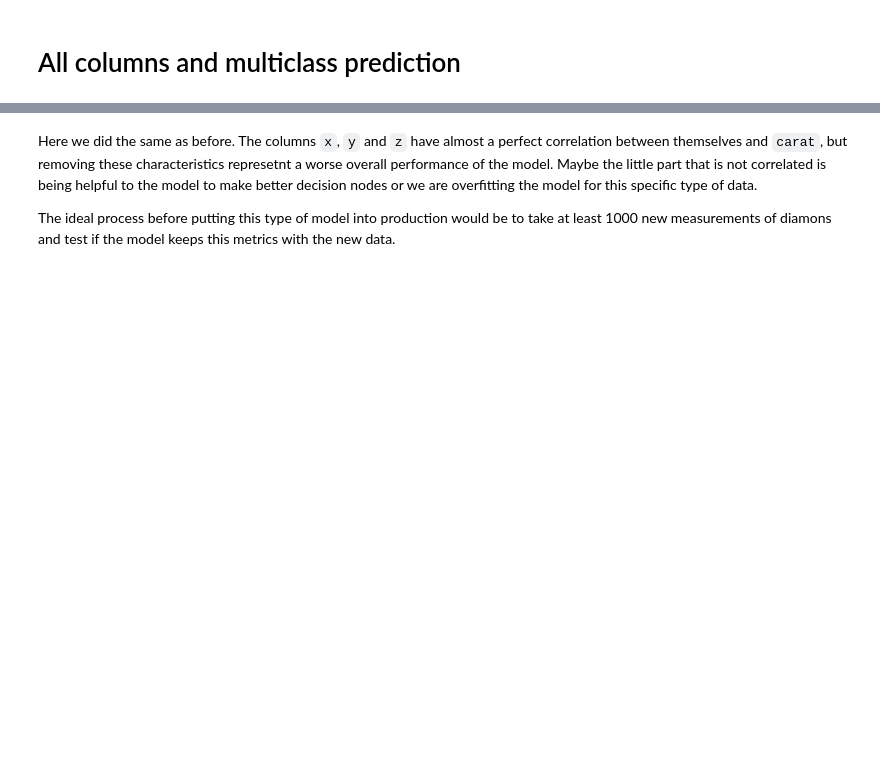
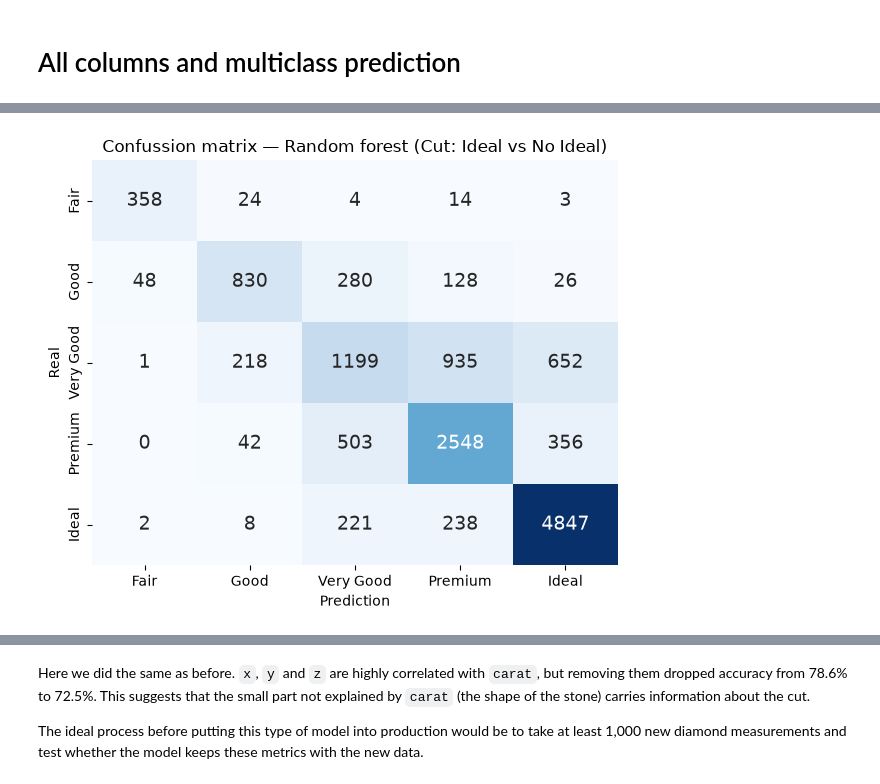
Before and after one commit to Alejoso/taller2-aprendizaje-automatico, a Jupyter notebook: randomForest.ipynb, the cells around one changed output, grey strips where cells are left out. Cells and saved outputs as stored; diff of their text form; code cells hidden in the pictures; blank space fills up the shorter version.

```diff
--- a/randomForest.ipynb
+++ b/randomForest.ipynb
@@ -350,0 +373,72 @@ weighted avg       0.78      0.78      0.78     13485
+# %%
+%%time
+
+stardard_cols = ["table", "price"]
+robust_cols = ["depth"]
+boxcox_cols = ["carat"]
+cat_cols = ["color", "clarity"]
+
+X = df[stardard_cols + robust_cols + boxcox_cols + cat_cols]
+
+y = df["cut"]
+y = df['cut'].map(cut_order)
+X['color_encoded'] = X['color'].map(color_order)
+X['clarity_encoded'] = X['clarity'].map(clarity_order)
+
+encoded_cols = ["color_encoded", "clarity_encoded"]
+
+standard_pipeline = Pipeline([
+    ("imputer", SimpleImputer(strategy="mean")),
+    ("scaler", StandardScaler()),
+])
+
+robust_pipeline = Pipeline([
+    ("imputer", SimpleImputer(strategy="median")),
+    ("scaler", RobustScaler()),
+])
+
+boxcox_pipeline = Pipeline([
+    ("imputer", SimpleImputer(strategy="median")),
+    ("boxcox", PowerTransformer(method="box-cox", standardize=True)),
+])
+
+preprocess = ColumnTransformer([
+    ("standard", standard_pipeline, stardard_cols),
+    ("robust", robust_pipeline, robust_cols),
+    ("box-cox", boxcox_pipeline, boxcox_cols),
+    ("ordinal", "passthrough", encoded_cols),
+])
+
+model = Pipeline([
+    ("preprocess", preprocess),
+    ("random_forest", RandomForestClassifier(
+        criterion="gini",
+        n_estimators=100,
+        random_state=777,
+    )),
+])
+
+X_train, X_test, y_train, y_test = train_test_split(X, y, test_size=0.25, random_state=777)
+
+model.fit(X_train, y_train) # Here we fit and transform the information
+y_pred = model.predict(X_test) # Here we only trasnform and predict
+
+# Metrics
+cm = confusion_matrix(y_test, y_pred)
+acc = accuracy_score(y_test, y_pred)
+report = classification_report(y_test, y_pred)
+
+plt.figure(figsize=(6, 5))
+sns.heatmap(cm, annot=True, fmt='d', cmap='Blues',
+            xticklabels=['Fair', 'Good', 'Very Good', 'Premium', 'Ideal'],
+            yticklabels=['Fair', 'Good', 'Very Good', 'Premium', 'Ideal'],
+            cbar=False, annot_kws={'size': 14})
+plt.xlabel('Prediction')
+plt.ylabel('Real')
+plt.title('Confussion matrix — Random forest (Cut: Ideal vs No Ideal)')
+plt.tight_layout()
+plt.show()
+print(f"Accuracy:  {acc:.4f}")
+print(report)
+# %% [output]
+[figure, added]
@@ -351,4 +460,4 @@ weighted avg       0.78      0.78      0.78     13485
 # %% [markdown]
-Here we did the same as before. The columns `x`, `y` and `z` have almost a perfect correlation between themselves and `carat`, but removing these characteristics represetnt a worse overall performance of the model. Maybe the little part that is not correlated is being helpful to the model to make better decision nodes or we are overfitting the model for this specific type of data.
+Here we did the same as before. `x`, `y` and `z` are highly correlated with `carat`, but removing them dropped accuracy from 78.6% to 72.5%. This suggests that the small part not explained by `carat` (the shape of the stone) carries information about the cut.
 
-The ideal process before putting this type of model into production would be to take at least 1000 new measurements of diamons and test if the model keeps this metrics with the new data.
+The ideal process before putting this type of model into production would be to take at least 1,000 new diamond measurements and test whether the model keeps these metrics with the new data.
```
Also changed, not shown: parts of 10 cells of this notebook, 2 other files.
